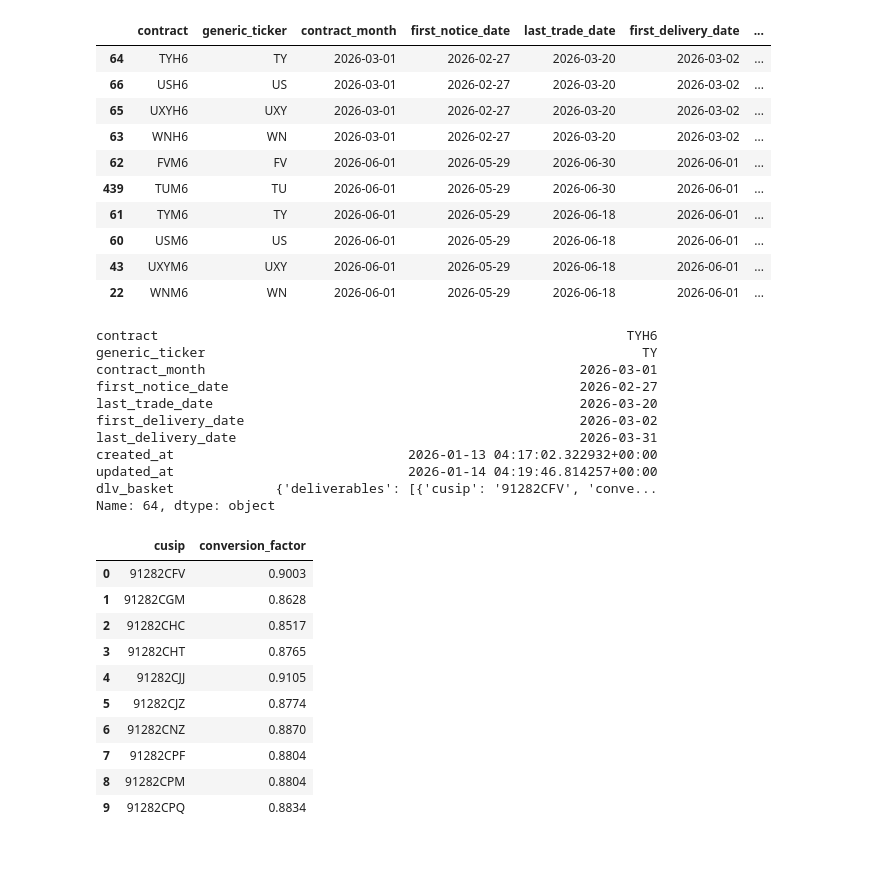
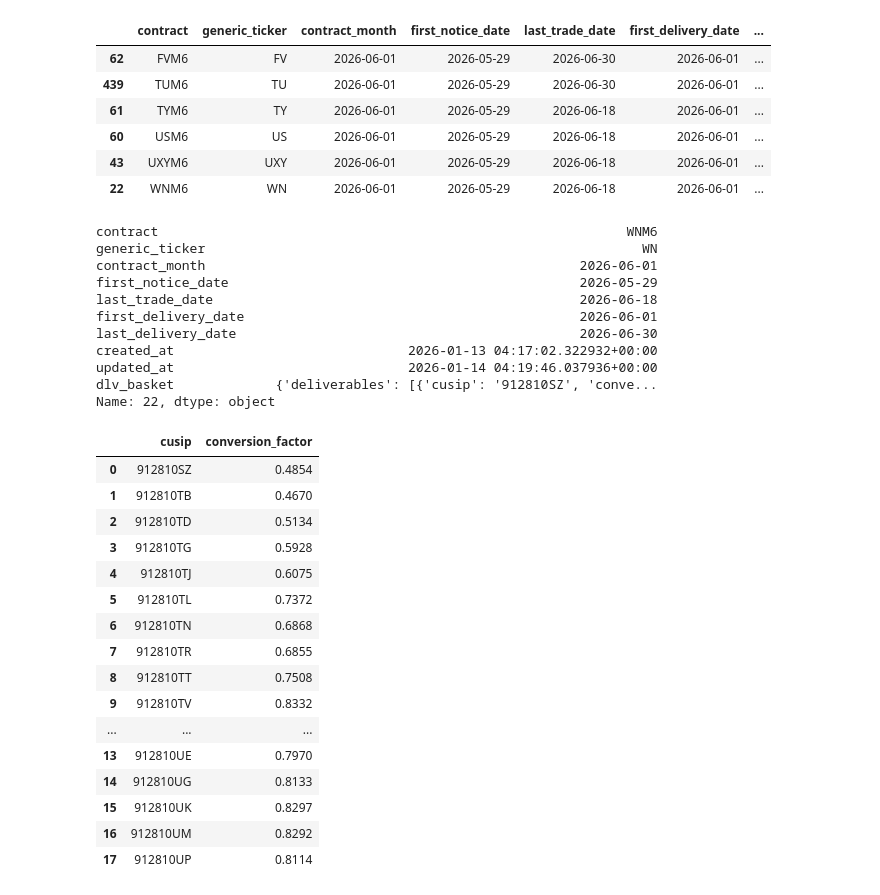
Before and after one commit to jbenr/Views, a Jupyter notebook: dig/basis.ipynb, the cells around one changed output. Cells and saved outputs as stored; diff of their text form; code cells hidden in the pictures; blank space fills up the shorter version.

```diff
--- a/dig/basis.ipynb
+++ b/dig/basis.ipynb
@@ -21,14 +21,10 @@ FROM sec.fut_contracts
 df = pd.read_sql(query, conn)
 # df['ts'] = pd.to_datetime(df['ts'])
 # df.set_index('ts', inplace=True)
-df = df.sort_values(by=['contract_month','generic_ticker']).tail(10)
-df
+df = df.sort_values(by=['contract_month','generic_ticker'])
+df.tail(6)
 # %% [output]
 |  | contract | generic_ticker | contract_month | first_notice_date | last_trade_date | first_delivery_date | ... |
-| 64 | TYH6 | TY | 2026-03-01 | 2026-02-27 | 2026-03-20 | 2026-03-02 | ... |
-| 66 | USH6 | US | 2026-03-01 | 2026-02-27 | 2026-03-20 | 2026-03-02 | ... |
-| 65 | UXYH6 | UXY | 2026-03-01 | 2026-02-27 | 2026-03-20 | 2026-03-02 | ... |
-| 63 | WNH6 | WN | 2026-03-01 | 2026-02-27 | 2026-03-20 | 2026-03-02 | ... |
 | 62 | FVM6 | FV | 2026-06-01 | 2026-05-29 | 2026-06-30 | 2026-06-01 | ... |
 | 439 | TUM6 | TU | 2026-06-01 | 2026-05-29 | 2026-06-30 | 2026-06-01 | ... |
 | 61 | TYM6 | TY | 2026-06-01 | 2026-05-29 | 2026-06-18 | 2026-06-01 | ... |
@@ -36,30 +32,36 @@ df
 | 43 | UXYM6 | UXY | 2026-06-01 | 2026-05-29 | 2026-06-18 | 2026-06-01 | ... |
 | 22 | WNM6 | WN | 2026-06-01 | 2026-05-29 | 2026-06-18 | 2026-06-01 | ... |
 # %%
-print(df.iloc[0])
-pd.json_normalize(df['dlv_basket'].iloc[0], record_path='deliverables')
+print(df.iloc[-1])
+pd.json_normalize(df['dlv_basket'].iloc[-1], record_path='deliverables')
 # %% [output]
-contract                                                            TYH6
-generic_ticker                                                        TY
-contract_month                                                2026-03-01
-first_notice_date                                             2026-02-27
-last_trade_date                                               2026-03-20
-first_delivery_date                                           2026-03-02
-last_delivery_date                                            2026-03-31
+contract                                                            WNM6
+generic_ticker                                                        WN
+contract_month                                                2026-06-01
+first_notice_date                                             2026-05-29
+last_trade_date                                               2026-06-18
+first_delivery_date                                           2026-06-01
+last_delivery_date                                            2026-06-30
 created_at                              2026-01-13 04:17:02.322932+00:00
-updated_at                              2026-01-14 04:19:46.814257+00:00
-dlv_basket             {'deliverables': [{'cusip': '91282CFV', 'conve...
-Name: 64, dtype: object
+updated_at                              2026-01-14 04:19:46.037936+00:00
+dlv_basket             {'deliverables': [{'cusip': '912810SZ', 'conve...
+Name: 22, dtype: object
 |  | cusip | conversion_factor |
-| 0 | 91282CFV | 0.9003 |
-| 1 | 91282CGM | 0.8628 |
-| 2 | 91282CHC | 0.8517 |
-| 3 | 91282CHT | 0.8765 |
-| 4 | 91282CJJ | 0.9105 |
-| 5 | 91282CJZ | 0.8774 |
-| 6 | 91282CNZ | 0.8870 |
-| 7 | 91282CPF | 0.8804 |
-| 8 | 91282CPM | 0.8804 |
-| 9 | 91282CPQ | 0.8834 |
+| 0 | 912810SZ | 0.4854 |
+| 1 | 912810TB | 0.4670 |
+| 2 | 912810TD | 0.5134 |
+| 3 | 912810TG | 0.5928 |
+| 4 | 912810TJ | 0.6075 |
+| 5 | 912810TL | 0.7372 |
+| 6 | 912810TN | 0.6868 |
+| 7 | 912810TR | 0.6855 |
+| 8 | 912810TT | 0.7508 |
+| 9 | 912810TV | 0.8332 |
+| ... | ... | ... |
+| 13 | 912810UE | 0.7970 |
+| 14 | 912810UG | 0.8133 |
+| 15 | 912810UK | 0.8297 |
+| 16 | 912810UM | 0.8292 |
+| 17 | 912810UP | 0.8114 |
 # %%
 conn.close()
```
Also changed, not shown: 2 other files.
